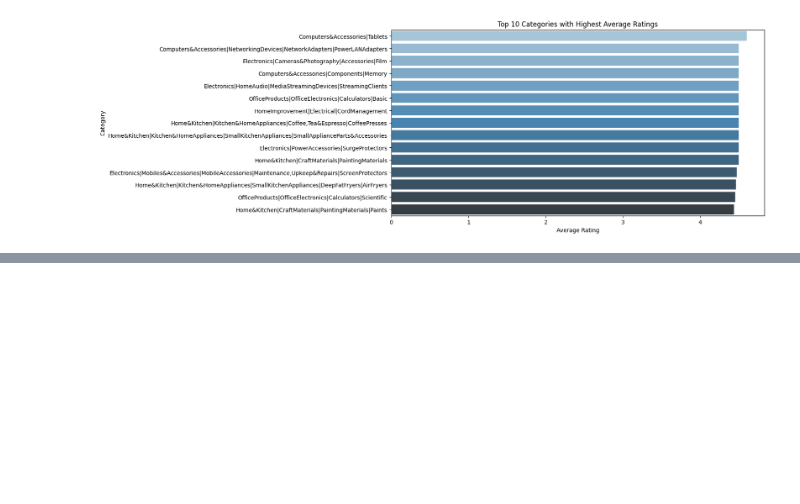
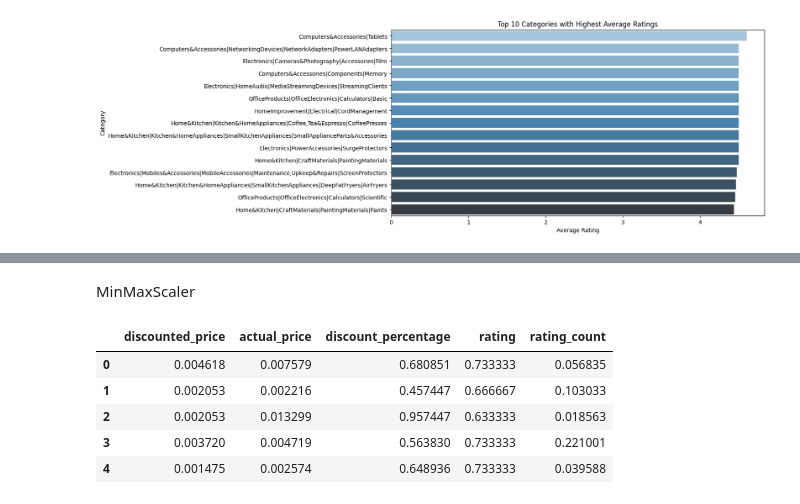
Before and after one commit to NaimPro-tech/customer_churn_prediction, a Jupyter notebook: churn_model.ipynb, the cells around one changed output, grey strips where cells are left out. Saved outputs shown, nothing was run; the diff lists cells and outputs as text; code cells hidden in the pictures; blank space fills up the shorter version.

```diff
--- a/churn_model.ipynb
+++ b/churn_model.ipynb
@@ -222,0 +267,13 @@ Passing `palette` without assigning `hue` is deprecated and will be removed in v
+# %% [markdown]
+MinMaxScaler
+# %%
+min_max_scaler = MinMaxScaler()
+df[numeric_cols] = min_max_scaler.fit_transform(df[numeric_cols])
+df[numeric_cols].head()
+# %% [output]
+|  | discounted_price | actual_price | discount_percentage | rating | rating_count |
+| 0 | 0.004618 | 0.007579 | 0.680851 | 0.733333 | 0.056835 |
+| 1 | 0.002053 | 0.002216 | 0.457447 | 0.666667 | 0.103033 |
+| 2 | 0.002053 | 0.013299 | 0.957447 | 0.633333 | 0.018563 |
+| 3 | 0.003720 | 0.004719 | 0.563830 | 0.733333 | 0.221001 |
+| 4 | 0.001475 | 0.002574 | 0.648936 | 0.733333 | 0.039588 |
```
Also changed, not shown: parts of 6 cells of this notebook.
